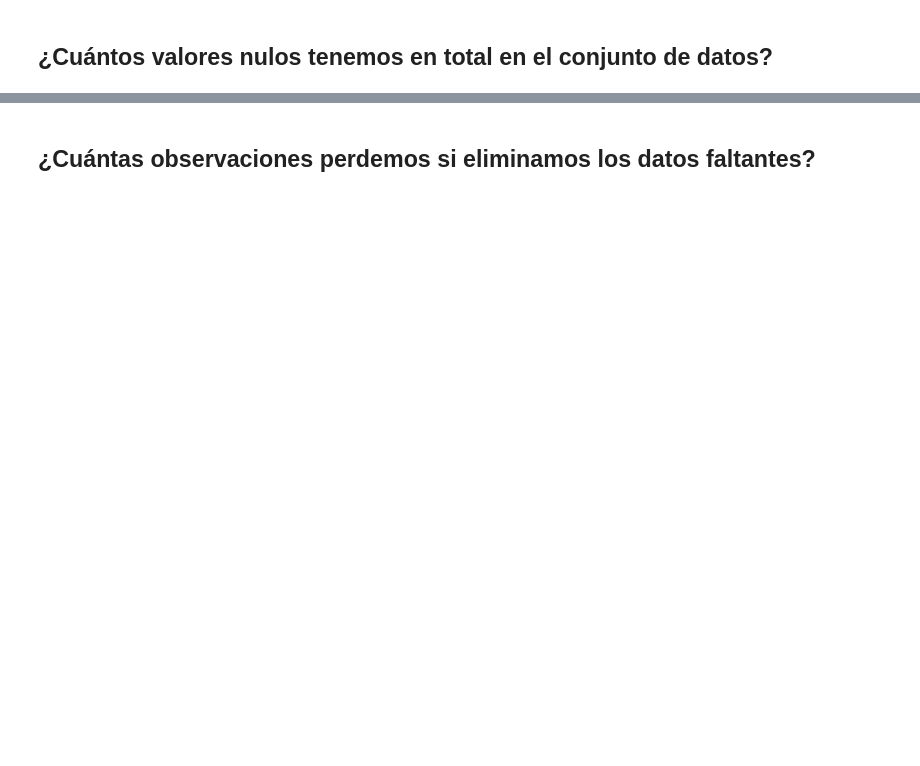
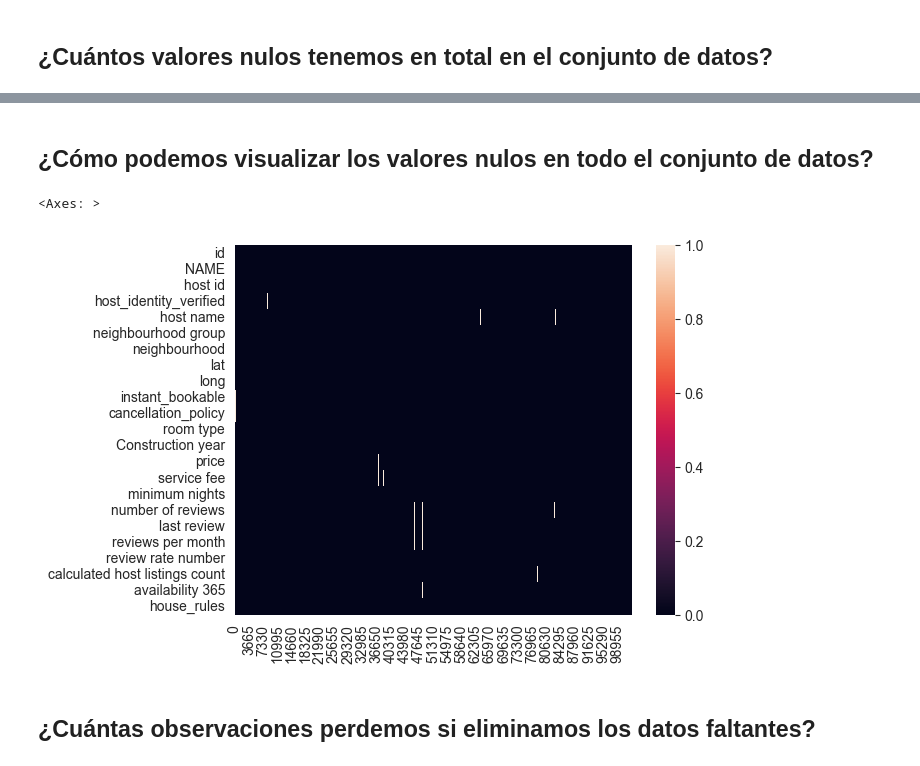
Before and after one commit to lapiceroazul4/Airbnb_Data_Analysis, a Jupyter notebook: main.ipynb, the cells around one changed output, grey strips where cells are left out. Drawn from its saved outputs; the diff is of its cells as text; code cells hidden in the pictures; blank space fills up the shorter version.

Commit message:
Normalize data types and clean the data

```diff
--- a/main.ipynb
+++ b/main.ipynb
@@ -182,4 +169,18 @@ house_rules                       52131
 dtype: int64
+# %% [markdown]
+## ¿Cómo podemos visualizar los valores nulos en todo el conjunto de datos?
+# %%
+(
+    df_airbnb
+    .isnull()
+    .transpose()
+    .pipe(
+        lambda df: sns.heatmap(data=df)
+    )
+)
+# %% [output]
+<Axes: >
+[figure, added]
 # %% [markdown]
 ## ¿Cuántas observaciones perdemos si eliminamos los datos faltantes?
 # %%
```
Also changed, not shown: parts of 34 cells of this notebook, 1 other file.
